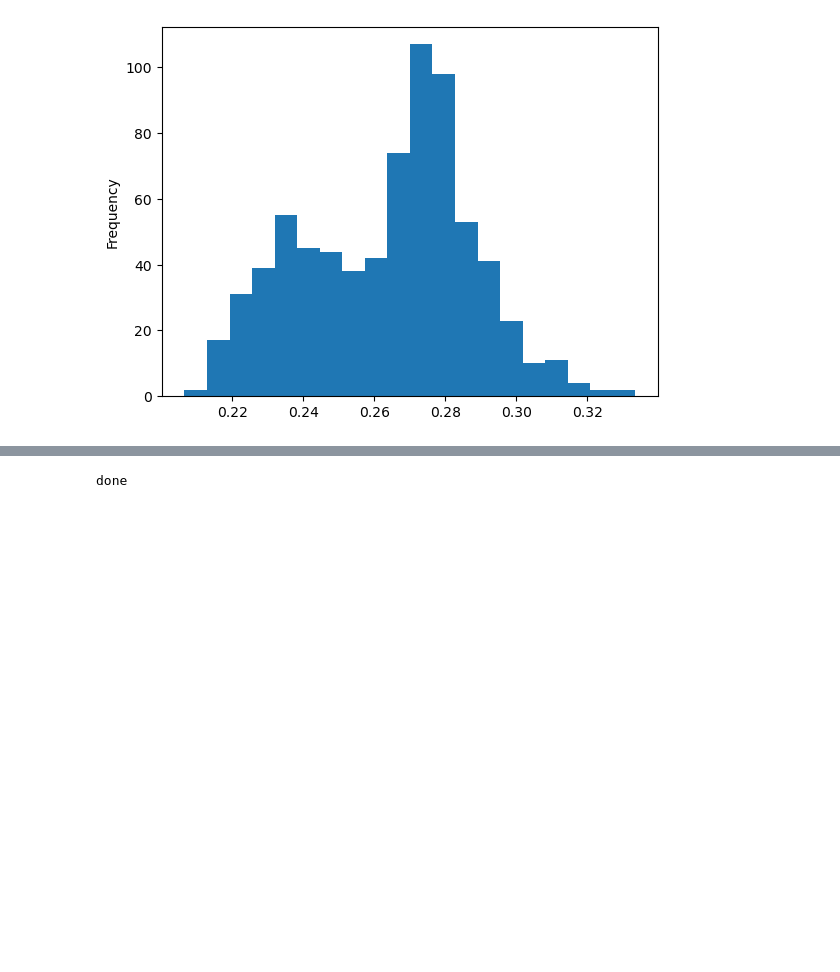
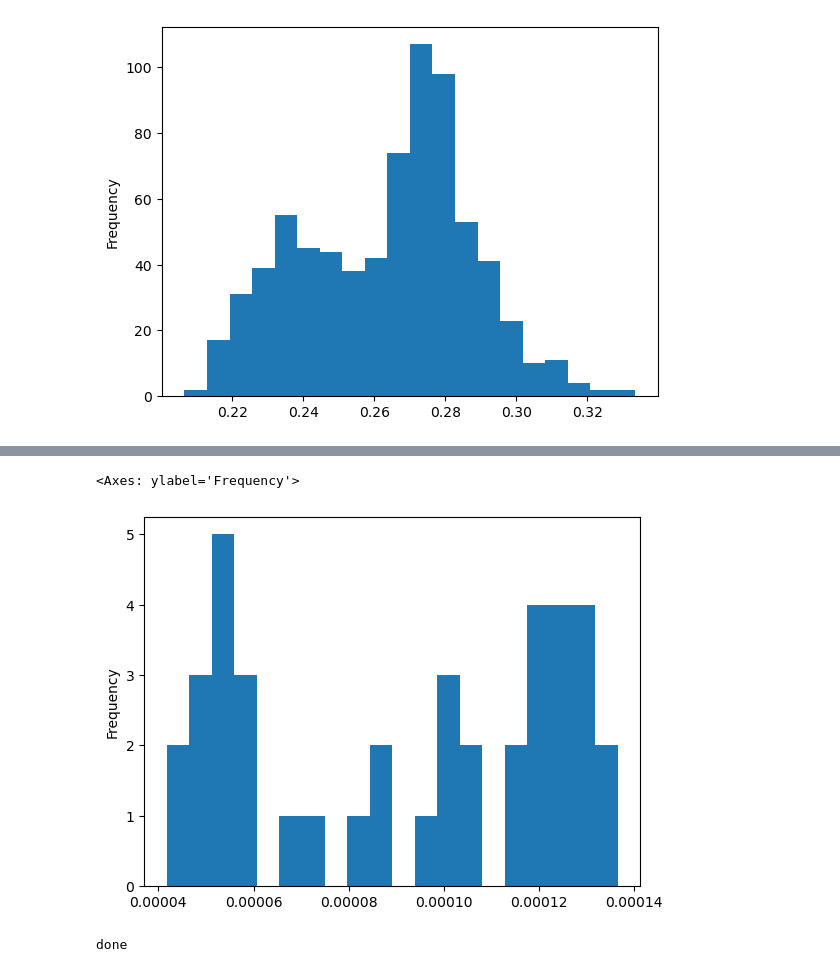
Before and after one commit to CWorthy-ocean/OAE-Efficiency-Map-v0, a Jupyter notebook: notebooks/compute_case_validation.ipynb, the cells around one changed output, grey strips where cells are left out. Cells and saved outputs as stored; diff of their text form; code cells hidden in the pictures; blank space fills up the shorter version.

```diff
--- a/notebooks/compute_case_validation.ipynb
+++ b/notebooks/compute_case_validation.ipynb
@@ -170,3 +175,8 @@ df.ALK_ALT_CO2_rmse.plot.hist(bins=20)
+# %%
+df.FG_ALT_CO2_rmse.plot.hist(bins=20)
+# %% [output]
+<Axes: ylabel='Frequency'>
+[figure, added]
 # %%
 clobber = False
 
```
Also changed, not shown: parts of 3 cells of this notebook, 1 other file.
